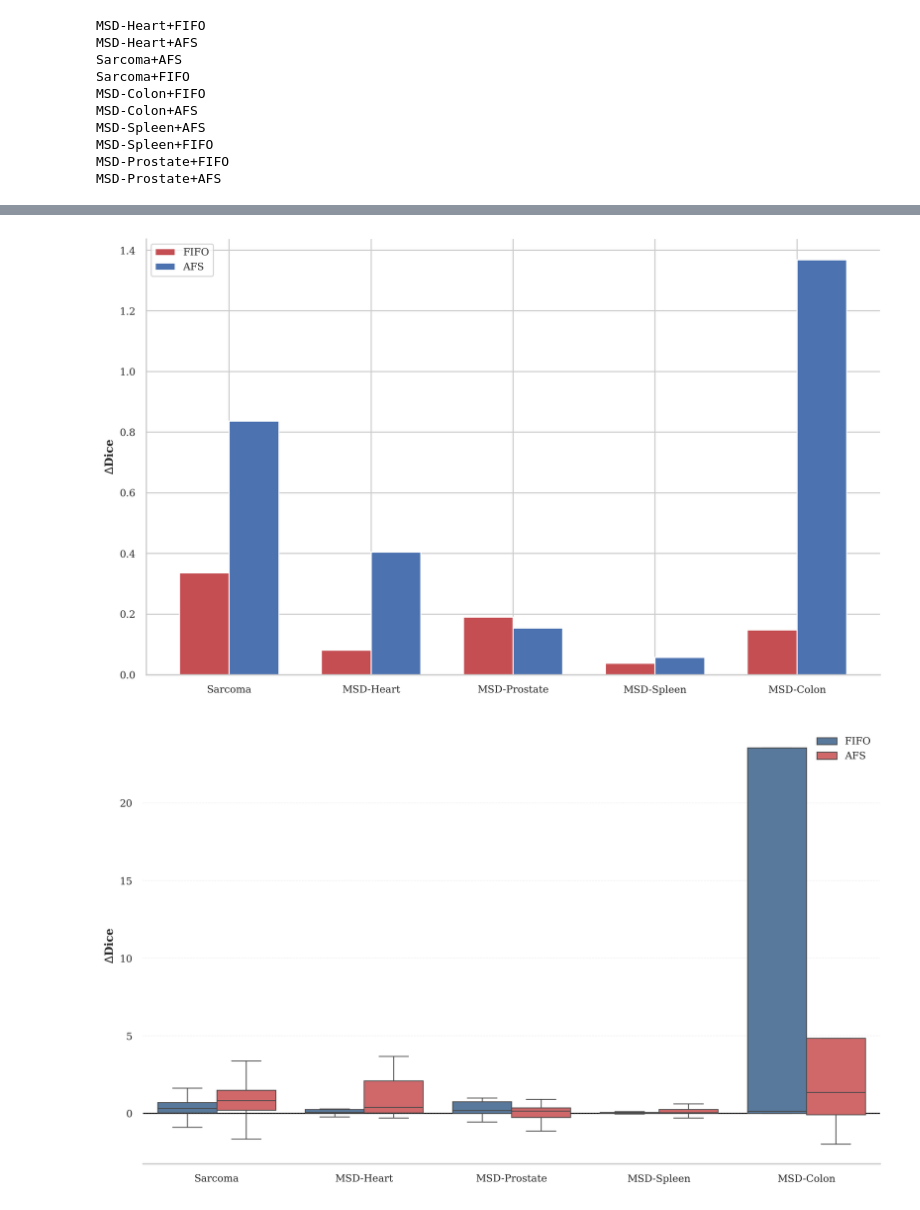
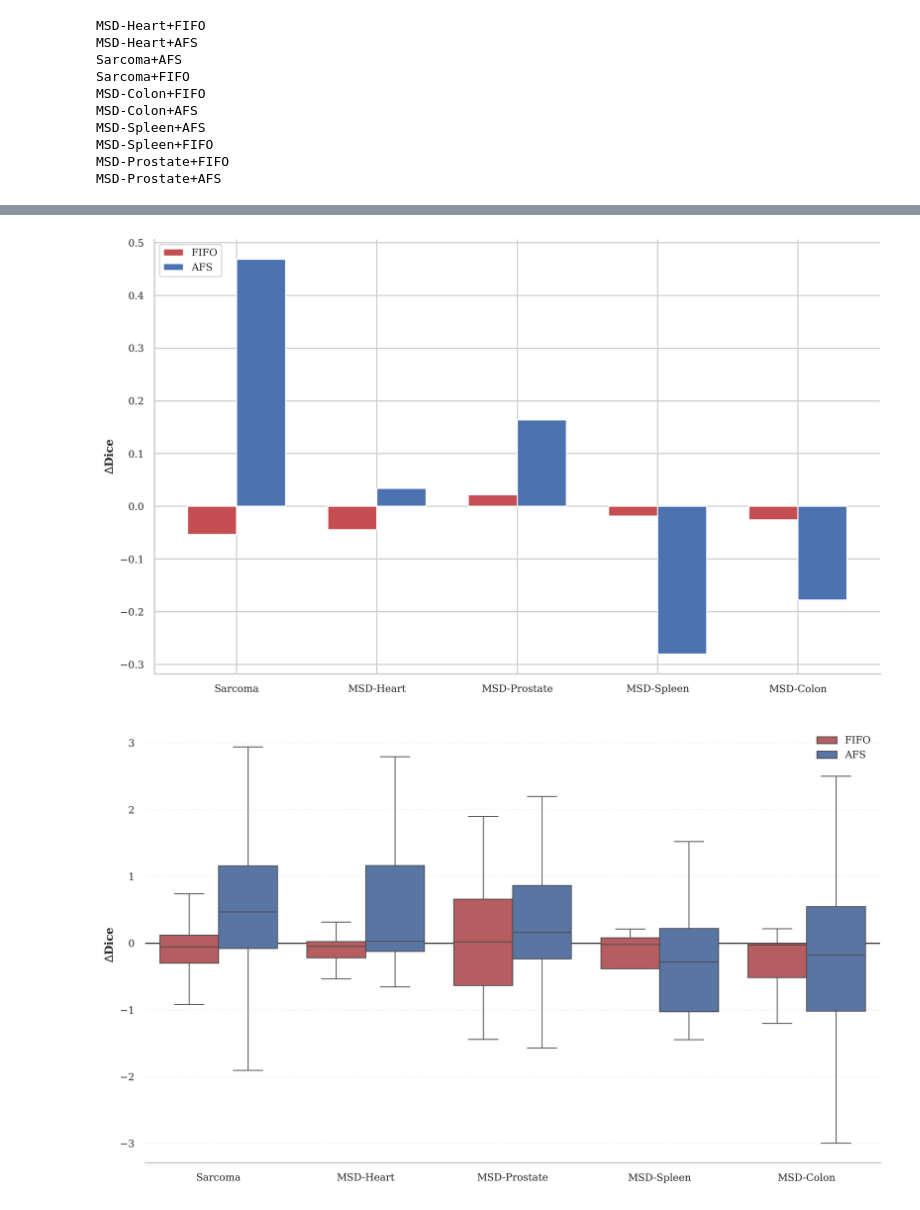
Before and after one commit to UreMine02/DQN-MedSAM2, a Jupyter notebook: ablation_ppo.ipynb, the cells around one changed output, grey strips where cells are left out. Saved outputs shown, nothing was run; the diff lists cells and outputs as text; code cells hidden in the pictures.

Commit message:
ablation

```diff
--- a/ablation_ppo.ipynb
+++ b/ablation_ppo.ipynb
@@ -11,7 +11,8 @@ paths = {
     "MSD-Heart+FIFO":"output/msd_task02+no_agent+icl+no_augment/2026-04-03-19-32-08/msd_Task02_agentFalse_ablation.csv",
     "MSD-Heart+AFS":"output/msd_task02+icl+ppo+skip_penalty+long_horizon+no_augment/2026-04-08-08-07-00/msd_Task02_agentTrue_ablation.csv",
     "Sarcoma+AFS": "output/sarcoma+icl+ppo+long_horizon+no_augment/2026-04-10-19-46-46/sarcoma__agentTrue_ablation.csv",
-    "Sarcoma+FIFO": "output/sarcoma+icl+no_agent+long_horizon+no_augment/2026-04-10-19-47-31/sarcoma__agentFalse_ablation.csv",
+    # "Sarcoma+FIFO": "output/sarcoma+icl+no_agent+long_horizon+no_augment/2026-04-10-19-47-31/sarcoma__agentFalse_ablation.csv",
+    "Sarcoma+FIFO": "output/sarcoma+icl+ppo+long_horizon+no_augment/2026-04-10-19-46-46/sarcoma__agentFalse_ablation.csv",
     "MSD-Colon+FIFO":"output/msd_task10+icl+no_agent+long_horizon+no_augment/2026-04-12-15-52-38/msd_Task10_agentFalse_ablation.csv",
     "MSD-Colon+AFS":"output/msd_task10+icl+ppo+long_horizon+no_augment/2026-04-17-18-39-30/msd_Task10_agentTrue_ablation.csv",
     "MSD-Spleen+AFS":"output/msd_task09+icl+ppo+long_horizon+no_augment/2026-04-11-12-20-13/msd_Task09_agentTrue_ablation.csv",
@@ -59,9 +60,9 @@ for label, df in dfs.items():
                 for i, dice in dices.items():
                     if i == f:
                         continue
-                    deltas.append(dices[f] - dice) # drop agent choice - drop other choices => higher means better
+                    deltas.append(dices[f] - dice) # actual choice - other choices => higher means better
 
-                v = max(deltas)
+                v = np.mean(deltas)
 
             drop_delta.append(v * 100)
 
@@ -77,10 +78,10 @@ for label, df in dfs.items():
                 for i, dice in dices.items():
                     if i == f:
                         continue
-                    deltas.append(dices[f] - dice) # How much dropped frame more important than frame i
+                    deltas.append(dices[f] - dice)  # actual choice - other choices => higher means better
 
                 if deltas:
-                    v = max(deltas)
+                    v = np.mean(deltas)
                 else:
                     v = 0
 
@@ -96,4 +91,5 @@ display(dfs["MSD-Heart+AFS"][dfs["MSD-Heart+AFS"]["id"] == "la_011.nii.gz_1_58"]
 # %%
+join_dfs = {}
 mean_delta = {}
 for dataset in np.unique([k.split("+")[0] for k in dfs.keys()]):
     rl_df = dfs[dataset+"+AFS"]
@@ -101,14 +97,13 @@ for dataset in np.unique([k.split("+")[0] for k in dfs.keys()]):
     join_df = rl_df.join(fifo_df, on=["vol_id", "obj_id", "frame_id"], lsuffix="_rl", rsuffix="_fifo")
     join_df['dice_diff'] = (join_df['dice_rl'] - join_df['dice_fifo']) * 100
     join_df = join_df[join_df["drop_frame_fifo"] != -1]
-    join_df = join_df[join_df['dice_diff'] > 0]
-    join_df = join_df[(join_df['dice_diff'] > join_df['dice_diff'].quantile(0.6))]
+    join_df = join_df[join_df['dice_diff'] > 1.0]
+    # join_df = join_df[(join_df['dice_diff'] > join_df['dice_diff'].quantile(0))]
 
     # display(join_df)
-    # with pd.option_context('display.max_rows', None, 'display.max_columns', None):
-    #     display(join_df.sort_values('dice_diff')[["dice_diff", "dice_rl", "dice_fifo", "id_rl", "id_fifo", "delta_rl", "delta_fifo", "drop_frame_rl", "drop_frame_fifo"]])
     # print(join_df.loc[pd.MultiIndex.from_tuples([(30,1,65)], names=["vol_id","obj_id","frame_id"])]['delta_rl'].values[0])
 
+    join_dfs[dataset] = join_df
     mean_delta[dataset+"+FIFO"] = join_df["drop_delta_fifo"]
     mean_delta[dataset+"+AFS"] = join_df["drop_delta_rl"]
 
@@ -153,11 +191,11 @@ sns.despine() # Removes unnecessary top/right borders
 plt.tight_layout()
 # plt.savefig("output/quantitative.pdf")
 # %% [output]
-[figure, old version]
+[figure, new version]
 # %%
 # Set publication-quality style
 sns.set_theme(style="whitegrid", font="DejaVu Sans", font_scale=1.2)
-colors = ["#4C72B0", "#C44E52"]
+colors = ["#C44E52", "#4C72B0"]
 sns.set_palette(sns.color_palette(colors))
 plt.rcParams.update({
     "font.family": "serif",
@@ -187,35 +225,35 @@ for ds in datasets:
 df = pd.DataFrame(data)
 
 # 3. Create the Boxplot
 fig, ax = plt.subplots(figsize=(10, 6))
 
 sns.boxplot(
     data=df,
     x='Dataset',
     y='DeltaDice',
     hue='Method',
-    palette=["#4e79a7", "#e15759"],
+    palette=colors,
     flierprops={'marker': 'o', 'markersize': 2, 'alpha': 0.3},
     showfliers=False, # Show outliers
     linewidth=0.8,
     ax=ax
 )
 
 # Professional tweaks
 ax.axhline(0, color='black', linestyle='-', linewidth=1, zorder=0)
 ax.set_ylabel(r'$\Delta$Dice')
 ax.set_xlabel('') # Often dataset names on x-axis are self-explanatory
 sns.despine(left=True) # Clean look
 ax.grid(axis='y', linestyle=':', alpha=0.5, linewidth=0.5)
 ax.set_axisbelow(True) # Ensure grid is behind the boxes
 plt.legend(frameon=False, loc="best")
 plt.tight_layout()
 
 # Save as vector for final paper
 # plt.savefig('output/quantitative-box.pdf', bbox_inches='tight')
 # plt.show()
 # %% [output]
-[figure, old version]
+[figure, new version]
 # %%
 import matplotlib.pyplot as plt
 import seaborn as sns
```
Also changed, not shown: parts of 4 cells of this notebook, 4 other files.
